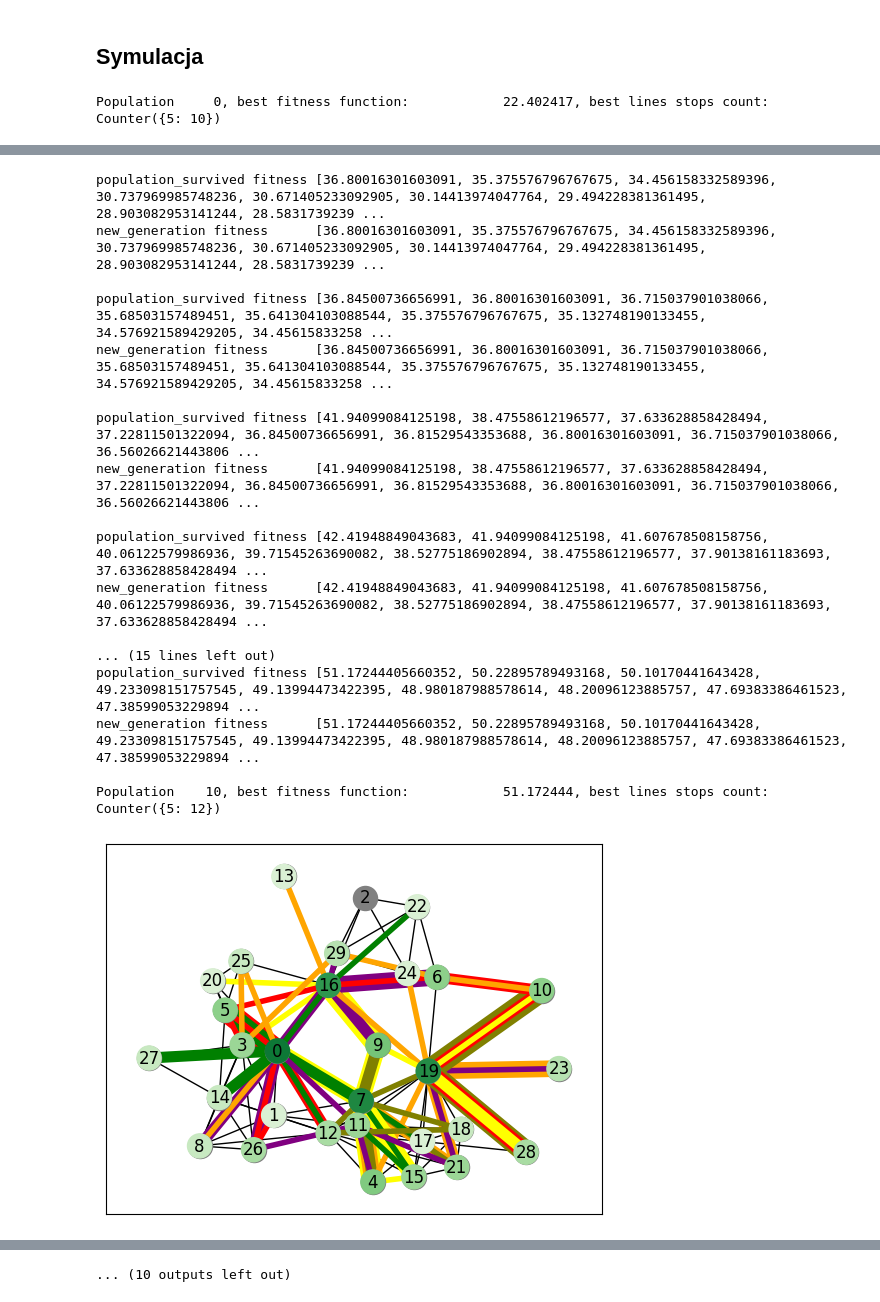
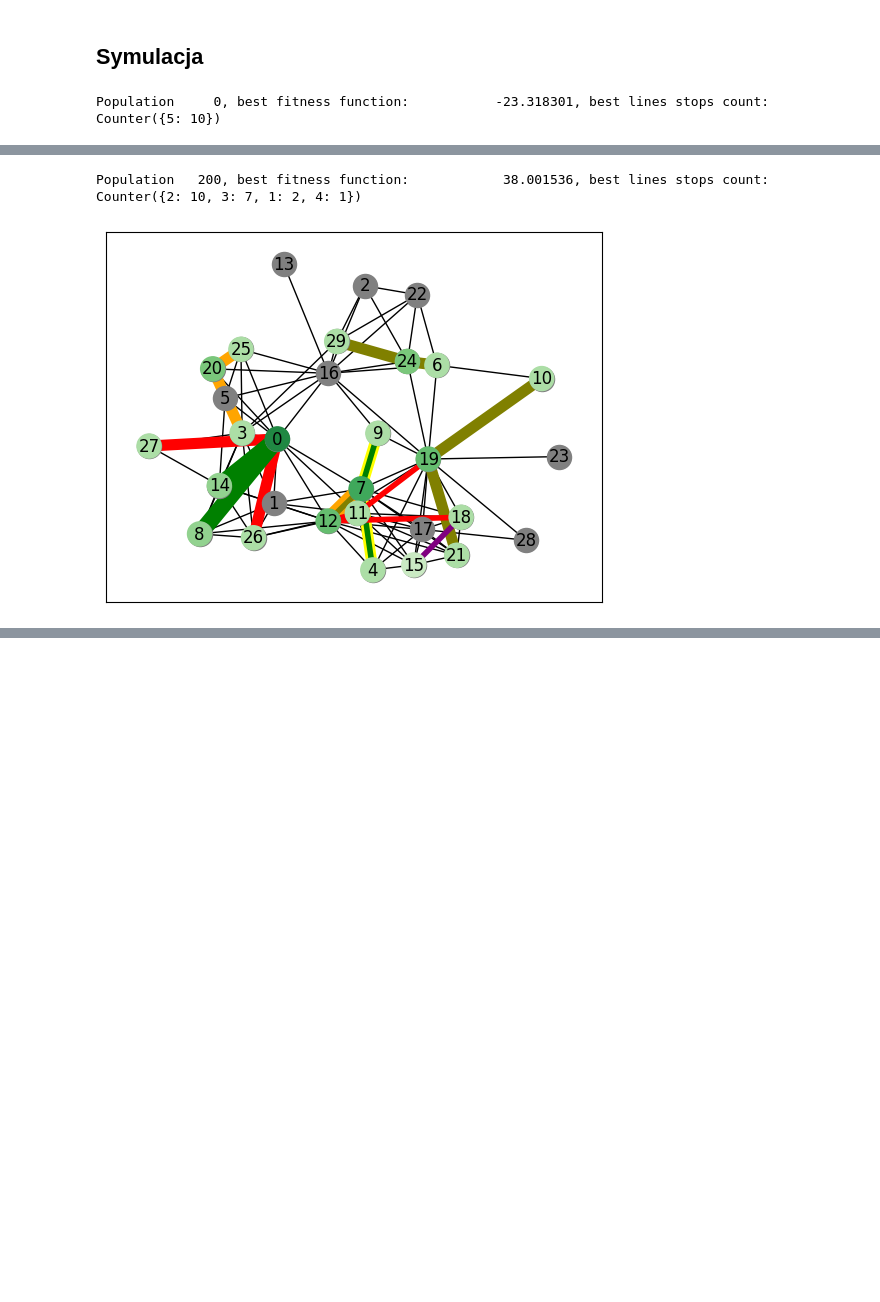
Before and after one commit to pweglik/badania-operacyjne, a Jupyter notebook: docs/mutations test.ipynb, the cells around one changed output, grey strips where cells are left out. Saved outputs shown, nothing was run; the diff lists cells and outputs as text; code cells hidden in the pictures; blank space fills up the shorter version.

```diff
--- a/docs/mutations test.ipynb
+++ b/docs/mutations test.ipynb
@@ -33,26 +19,41 @@ genotype_crosser = GenotypeCrosser(best_paths)
 # %% [markdown]
 ## Symulacja
 # %%
+from SimultionEngine import SimulationEngine
+from common.params import N_IN_POPULATION
+from fitness import fitness
+from initial_population import create_initial_population
+from new_generation.new_generation_function import new_generation_random
+from survival import n_best_survive
+
+
 random.seed(SEED)
-run_simulation(show=True)
+
+G, best_paths = generate_city_graph(N)
+
+line_mutator = LineMutator(G, best_paths)
+genotype_mutator = GenotypeMutator(G, best_paths)
+genotype_crosser = GenotypeCrosser(best_paths)
+
+sim_engine = SimulationEngine(
+    G,
+    initial_population=create_initial_population(G, best_paths),
+    fitness_function=fitness,
+    survival_function=lambda population: n_best_survive(
+        population, N_IN_POPULATION // 5
+    ),
+    new_generation_function=lambda population, graph: new_generation_random(
+        population,
+        N_IN_POPULATION,
+        line_mutator,
+        genotype_mutator,
+        genotype_crosser,
+    ),
+)
+
+sim_engine.run(1000, 200, report_show=True)
 # %% [output]
-Population     0, best fitness function:            22.402417, best lines stops count: Counter({5: 10})
+Population     0, best fitness function:           -23.318301, best lines stops count: Counter({5: 10})
 [figure]
-population_survived fitness [36.80016301603091, 35.375576796767675, 34.456158332589396, 30.737969985748236, 30.671405233092905, 30.14413974047764, 29.494228381361495, 28.903082953141244, 28.5831739239 ...
-new_generation fitness      [36.80016301603091, 35.375576796767675, 34.456158332589396, 30.737969985748236, 30.671405233092905, 30.14413974047764, 29.494228381361495, 28.903082953141244, 28.5831739239 ...
-
-population_survived fitness [36.84500736656991, 36.80016301603091, 36.715037901038066, 35.68503157489451, 35.641304103088544, 35.375576796767675, 35.132748190133455, 34.576921589429205, 34.45615833258 ...
-new_generation fitness      [36.84500736656991, 36.80016301603091, 36.715037901038066, 35.68503157489451, 35.641304103088544, 35.375576796767675, 35.132748190133455, 34.576921589429205, 34.45615833258 ...
-
-population_survived fitness [41.94099084125198, 38.47558612196577, 37.633628858428494, 37.22811501322094, 36.84500736656991, 36.81529543353688, 36.80016301603091, 36.715037901038066, 36.56026621443806 ...
-new_generation fitness      [41.94099084125198, 38.47558612196577, 37.633628858428494, 37.22811501322094, 36.84500736656991, 36.81529543353688, 36.80016301603091, 36.715037901038066, 36.56026621443806 ...
-
-population_survived fitness [42.41948849043683, 41.94099084125198, 41.607678508158756, 40.06122579986936, 39.71545263690082, 38.52775186902894, 38.47558612196577, 37.90138161183693, 37.633628858428494 ...
-new_generation fitness      [42.41948849043683, 41.94099084125198, 41.607678508158756, 40.06122579986936, 39.71545263690082, 38.52775186902894, 38.47558612196577, 37.90138161183693, 37.633628858428494 ...
-
-... (15 lines left out)
-population_survived fitness [51.17244405660352, 50.22895789493168, 50.10170441643428, 49.233098151757545, 49.13994473422395, 48.980187988578614, 48.20096123885757, 47.69383386461523, 47.38599053229894 ...
-new_generation fitness      [51.17244405660352, 50.22895789493168, 50.10170441643428, 49.233098151757545, 49.13994473422395, 48.980187988578614, 48.20096123885757, 47.69383386461523, 47.38599053229894 ...
-
-Population    10, best fitness function:            51.172444, best lines stops count: Counter({5: 12})
+Population   200, best fitness function:            38.001536, best lines stops count: Counter({2: 10, 3: 7, 1: 2, 4: 1})
-[figure, old version]
+[figure, new version]
@@ -131 +67,0 @@ Population    50, best fitness function:            70.704648, best lines stops
-... (10 outputs left out)
```
Also changed, not shown: parts of 5 cells of this notebook, 19 other files.
